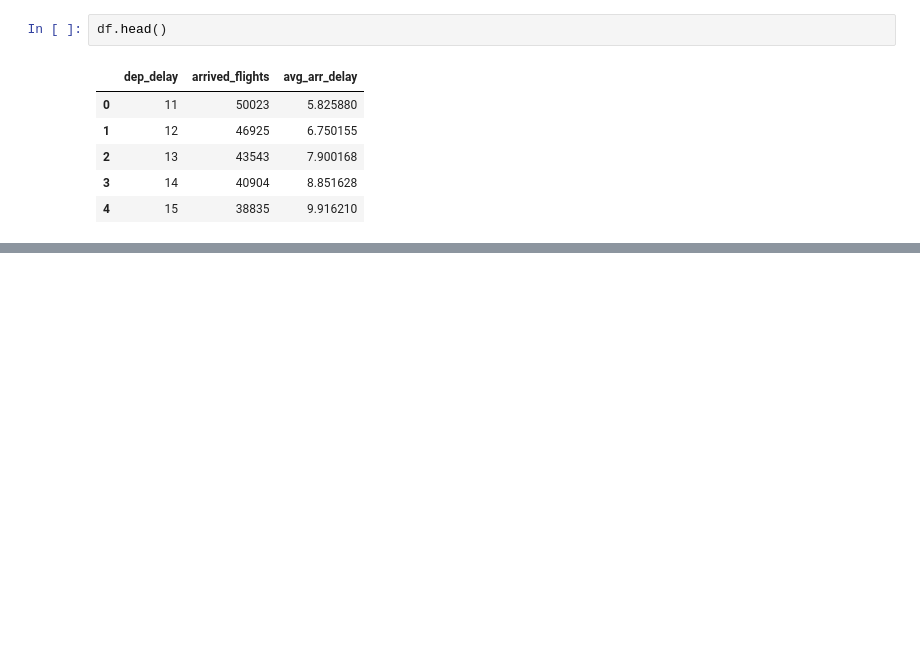
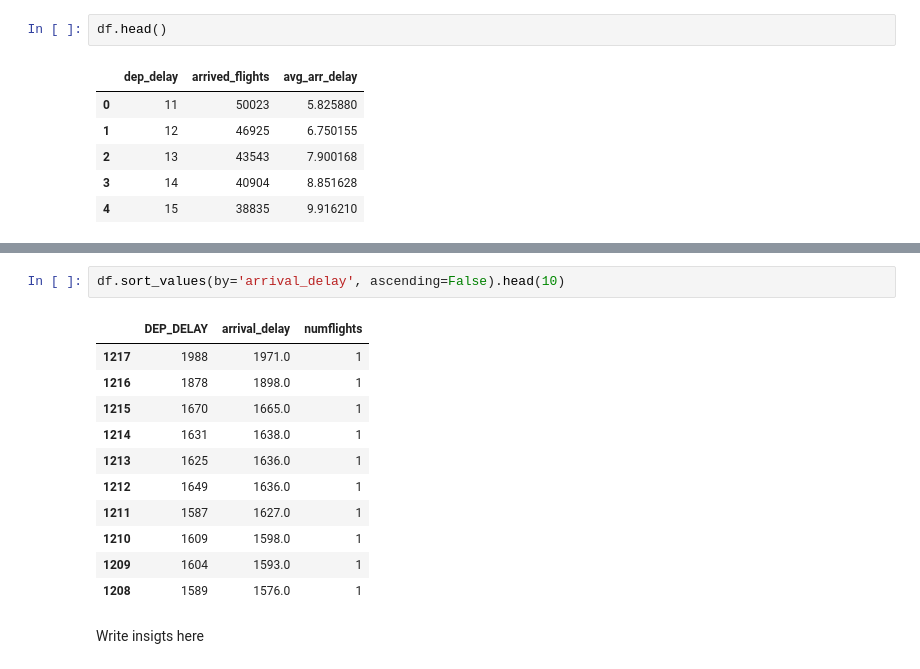
Before and after one commit to yuwtennis/ds-flights-eda, a Jupyter notebook: flights.ipynb, the cells around one changed output, grey strips where cells are left out. Drawn from its saved outputs; the diff is of its cells as text; blank space fills up the shorter version.

```diff
--- a/flights.ipynb
+++ b/flights.ipynb
@@ -169,0 +197,16 @@ df.head()
+# %%
+df.sort_values(by='arrival_delay', ascending=False).head(10)
+# %% [output]
+|  | DEP_DELAY | arrival_delay | numflights |
+| 1217 | 1988 | 1971.0 | 1 |
+| 1216 | 1878 | 1898.0 | 1 |
+| 1215 | 1670 | 1665.0 | 1 |
+| 1214 | 1631 | 1638.0 | 1 |
+| 1213 | 1625 | 1636.0 | 1 |
+| 1212 | 1649 | 1636.0 | 1 |
+| 1211 | 1587 | 1627.0 | 1 |
+| 1210 | 1609 | 1598.0 | 1 |
+| 1209 | 1604 | 1593.0 | 1 |
+| 1208 | 1589 | 1576.0 | 1 |
+# %% [markdown]
+Write insigts here
```
Also changed, not shown: parts of 5 cells of this notebook.
